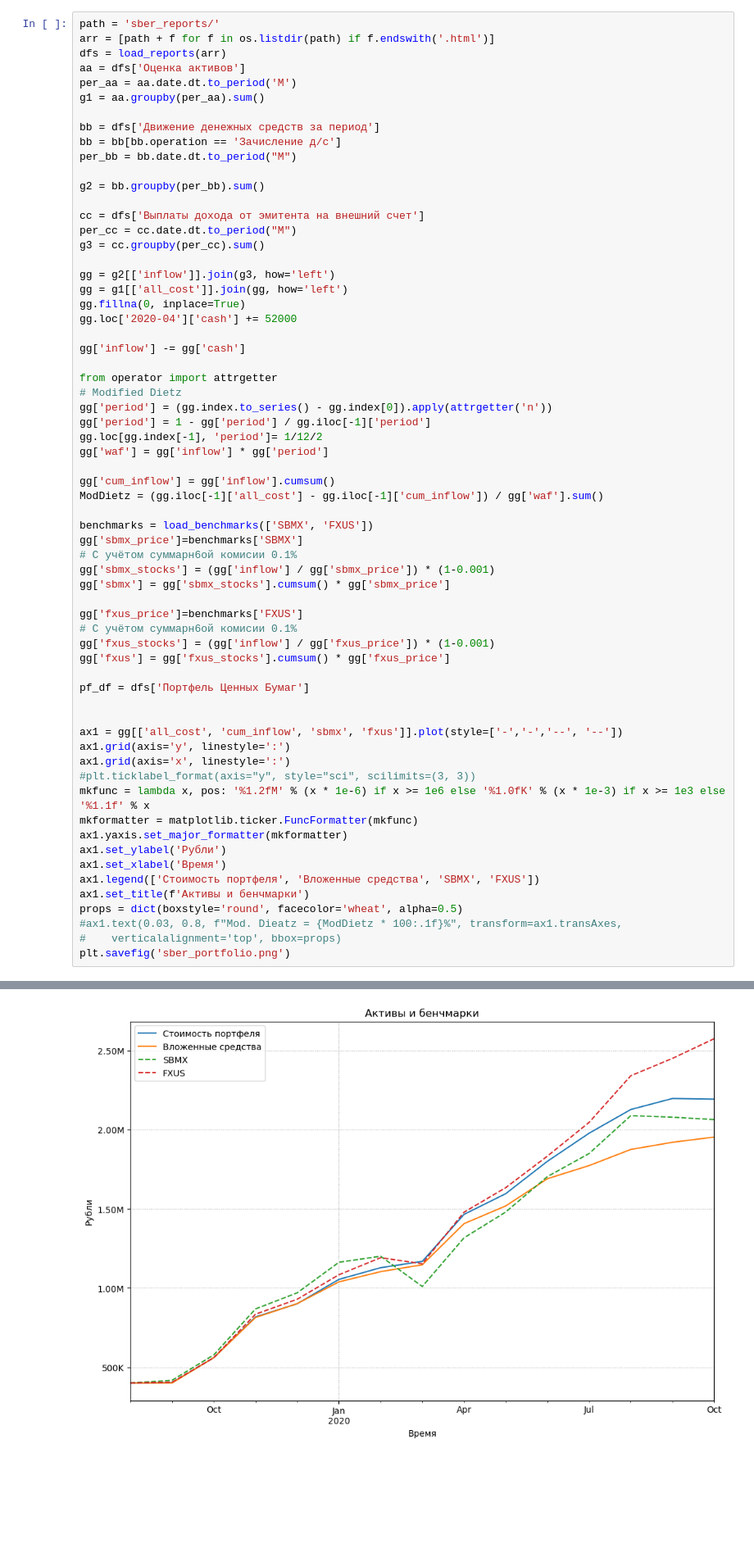
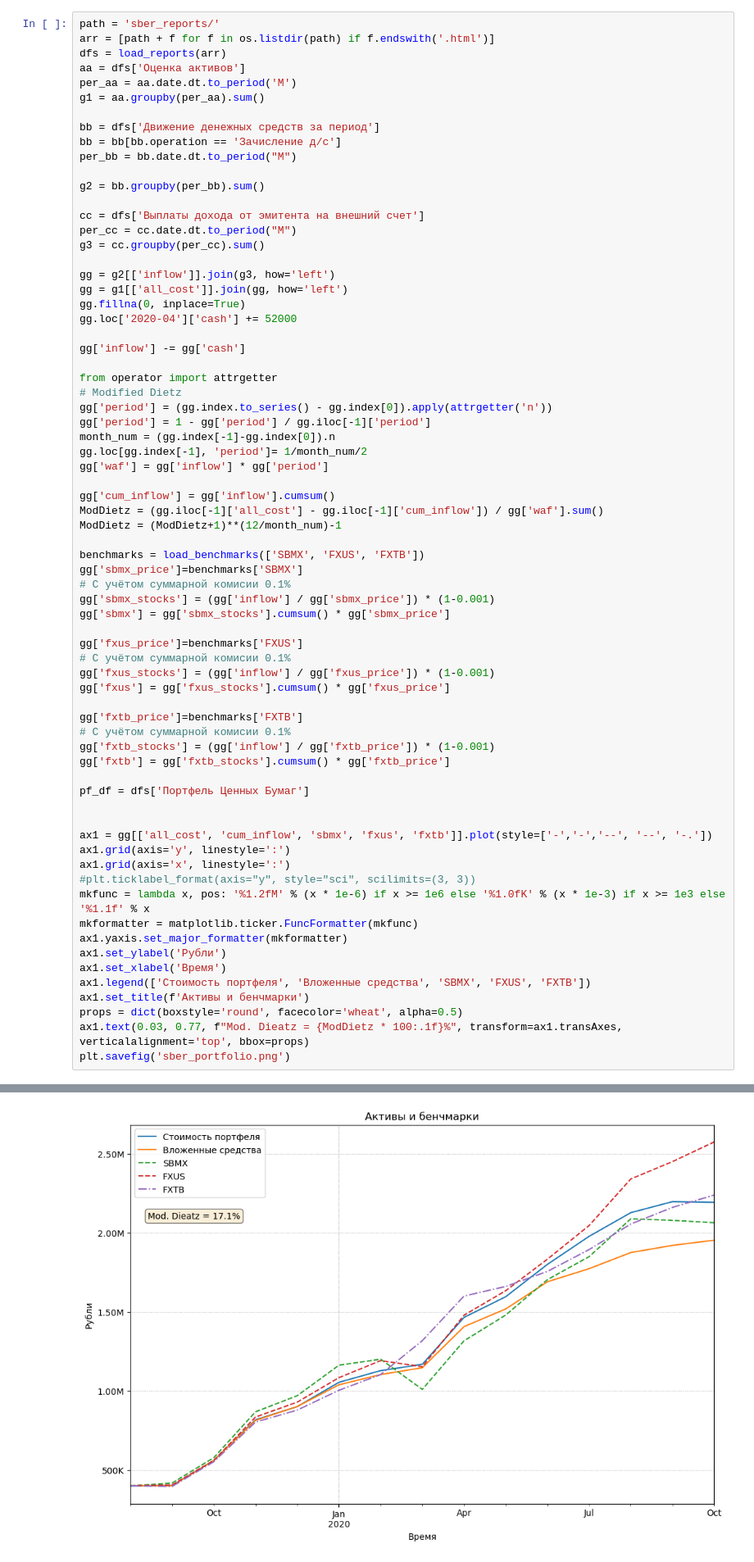
Before and after one commit to HexQuant/Investment-Analysis, a Jupyter notebook: sber_portfolio.ipynb, the cells around one changed output, grey strips where cells are left out. Shown at 82% size. Saved outputs shown, nothing was run; the diff lists cells and outputs as text; blank space fills up the shorter version.

```diff
--- a/sber_portfolio.ipynb
+++ b/sber_portfolio.ipynb
@@ -251,43 +265,49 @@ from operator import attrgetter
 # Modified Dietz
 gg['period'] = (gg.index.to_series() - gg.index[0]).apply(attrgetter('n'))
 gg['period'] = 1 - gg['period'] / gg.iloc[-1]['period']
-gg.loc[gg.index[-1], 'period']= 1/12/2
+month_num = (gg.index[-1]-gg.index[0]).n
+gg.loc[gg.index[-1], 'period']= 1/month_num/2
 gg['waf'] = gg['inflow'] * gg['period']
 
 gg['cum_inflow'] = gg['inflow'].cumsum()
 ModDietz = (gg.iloc[-1]['all_cost'] - gg.iloc[-1]['cum_inflow']) / gg['waf'].sum()
+ModDietz = (ModDietz+1)**(12/month_num)-1
 
-benchmarks = load_benchmarks(['SBMX', 'FXUS'])
+benchmarks = load_benchmarks(['SBMX', 'FXUS', 'FXTB'])
 gg['sbmx_price']=benchmarks['SBMX']
-# С учётом суммарн6ой комисии 0.1%
+# С учётом суммарной комисии 0.1%
 gg['sbmx_stocks'] = (gg['inflow'] / gg['sbmx_price']) * (1-0.001)
 gg['sbmx'] = gg['sbmx_stocks'].cumsum() * gg['sbmx_price']
 
 gg['fxus_price']=benchmarks['FXUS']
-# С учётом суммарн6ой комисии 0.1%
+# С учётом суммарной комисии 0.1%
 gg['fxus_stocks'] = (gg['inflow'] / gg['fxus_price']) * (1-0.001)
 gg['fxus'] = gg['fxus_stocks'].cumsum() * gg['fxus_price']
+
+gg['fxtb_price']=benchmarks['FXTB']
+# С учётом суммарной комисии 0.1%
+gg['fxtb_stocks'] = (gg['inflow'] / gg['fxtb_price']) * (1-0.001)
+gg['fxtb'] = gg['fxtb_stocks'].cumsum() * gg['fxtb_price']
 
 pf_df = dfs['Портфель Ценных Бумаг']
 
 
-ax1 = gg[['all_cost', 'cum_inflow', 'sbmx', 'fxus']].plot(style=['-','-','--', '--'])
+ax1 = gg[['all_cost', 'cum_inflow', 'sbmx', 'fxus', 'fxtb']].plot(style=['-','-','--', '--', '-.'])
 ax1.grid(axis='y', linestyle=':')
 ax1.grid(axis='x', linestyle=':')
 #plt.ticklabel_format(axis="y", style="sci", scilimits=(3, 3))
 mkfunc = lambda x, pos: '%1.2fM' % (x * 1e-6) if x >= 1e6 else '%1.0fK' % (x * 1e-3) if x >= 1e3 else '%1.1f' % x
 mkformatter = matplotlib.ticker.FuncFormatter(mkfunc)
 ax1.yaxis.set_major_formatter(mkformatter)
 ax1.set_ylabel('Рубли')
 ax1.set_xlabel('Время')
-ax1.legend(['Стоимость портфеля', 'Вложенные средства', 'SBMX', 'FXUS'])
+ax1.legend(['Стоимость портфеля', 'Вложенные средства', 'SBMX', 'FXUS', 'FXTB'])
 ax1.set_title(f'Активы и бенчмарки')
 props = dict(boxstyle='round', facecolor='wheat', alpha=0.5)
-#ax1.text(0.03, 0.8, f"Mod. Dieatz = {ModDietz * 100:.1f}%", transform=ax1.transAxes,
-#    verticalalignment='top', bbox=props)
+ax1.text(0.03, 0.77, f"Mod. Dieatz = {ModDietz * 100:.1f}%", transform=ax1.transAxes, verticalalignment='top', bbox=props)
 plt.savefig('sber_portfolio.png')
 # %% [output]
 A value is trying to be set on a copy of a slice from a DataFrame
 
 See the caveats in the documentation: https://pandas.pydata.org/pandas-docs/stable/user_guide/indexing.html#returning-a-view-versus-a-copy
-[figure, old version]
+[figure, new version]
```
Also changed, not shown: parts of 6 cells of this notebook.
